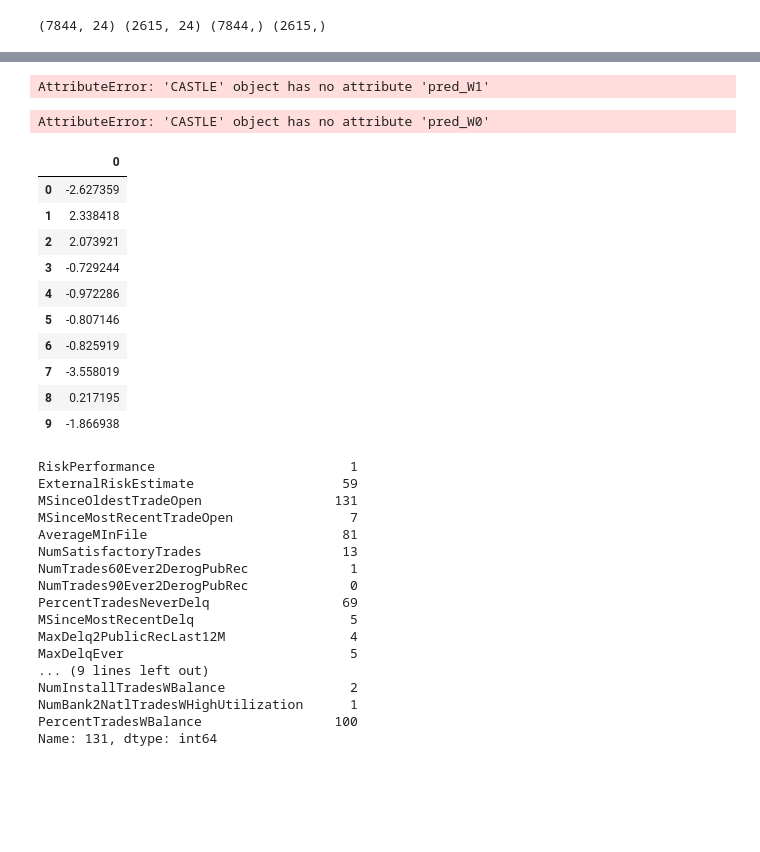
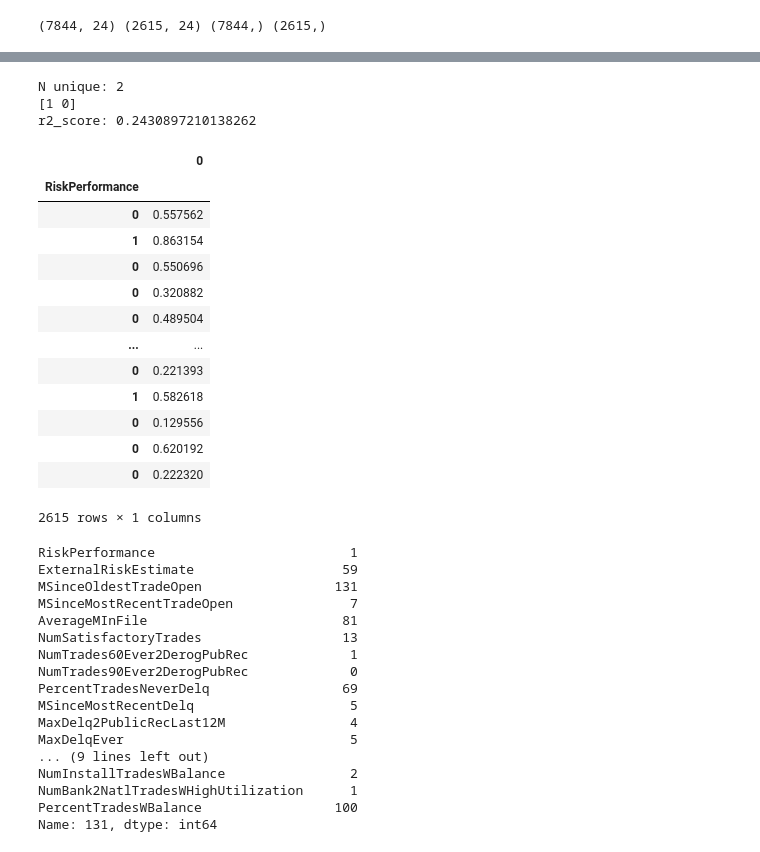
Before and after one commit to briziorusso/FICOchallenge, a Jupyter notebook: FC Part 3 - CASTLE.ipynb, the cells around one changed output, grey strips where cells are left out. Saved outputs shown, nothing was run; the diff lists cells and outputs as text; code cells hidden in the pictures; blank space fills up the shorter version.

Commit message:
define pred() and adjust activations

```diff
--- a/FC Part 3 - CASTLE.ipynb
+++ b/FC Part 3 - CASTLE.ipynb
@@ -409,26 +356,29 @@ Name: RiskPerformance, dtype: uint8
-# %%
-pd.DataFrame(castle.pred_W1(X_DAG, y_DAG))
-# %% [output]
-AttributeError: 'CASTLE' object has no attribute 'pred_W1'
-# %%
-pd.DataFrame(castle.pred_W0(X_DAG, y_DAG)[0])
-# pd.DataFrame(castle.pred_W0(X_DAG, y_DAG)[1])
-# %% [output]
-AttributeError: 'CASTLE' object has no attribute 'pred_W0'
-# %%
-pd.DataFrame(castle.pred_Wout(X_DAG, y_DAG)[0])
-# %% [output]
-|  | 0 |
-| 0 | -2.627359 |
-| 1 | 2.338418 |
-| 2 | 2.073921 |
-| 3 | -0.729244 |
-| 4 | -0.972286 |
-| 5 | -0.807146 |
-| 6 | -0.825919 |
-| 7 | -3.558019 |
-| 8 | 0.217195 |
-| 9 | -1.866938 |
+# %%
+from sklearn.metrics import r2_score
+
+y_to_pred = X_test.columns[0]
+print("N unique:" , len(df[y_to_pred].unique()))
+print(df[y_to_pred].unique())
+print('r2_score:',r2_score(X_test[y_to_pred], castle.pred_x(X_test, y_to_pred)))
+pd.DataFrame(castle.pred_x(X_test, y_to_pred), X_test[y_to_pred])
+# %% [output]
+N unique: 2
+[1 0]
+r2_score: 0.2430897210138262
+|  | 0 |
+| RiskPerformance |  |
+| 0 | 0.557562 |
+| 1 | 0.863154 |
+| 0 | 0.550696 |
+| 0 | 0.320882 |
+| 0 | 0.489504 |
+| ... | ... |
+| 0 | 0.221393 |
+| 1 | 0.582618 |
+| 0 | 0.129556 |
+| 0 | 0.620192 |
+| 0 | 0.222320 |
+2615 rows × 1 columns
 # %%
 idx = 131
 X_test.loc[idx]
```
Also changed, not shown: parts of 15 cells of this notebook, 1 other file.
